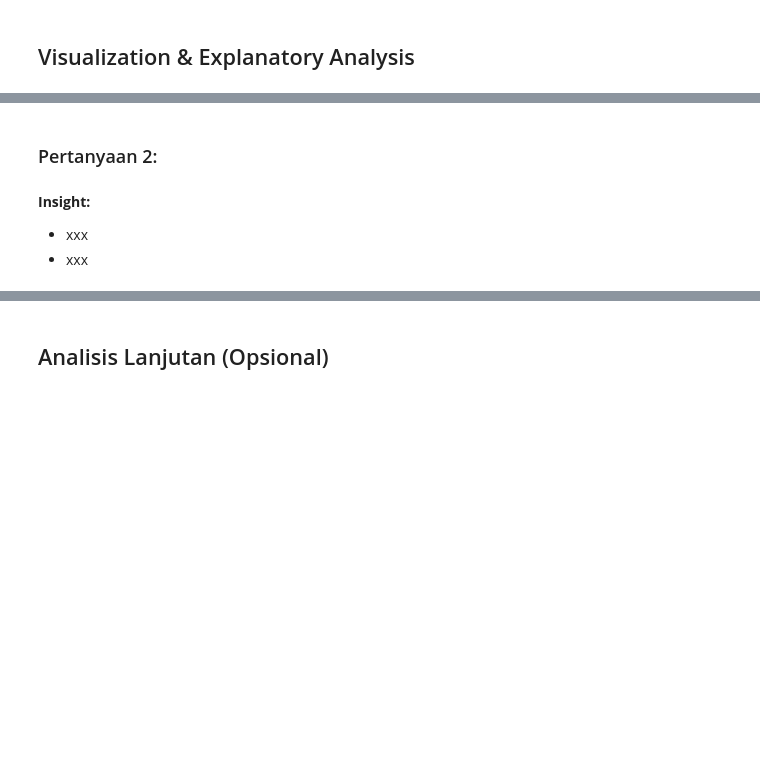
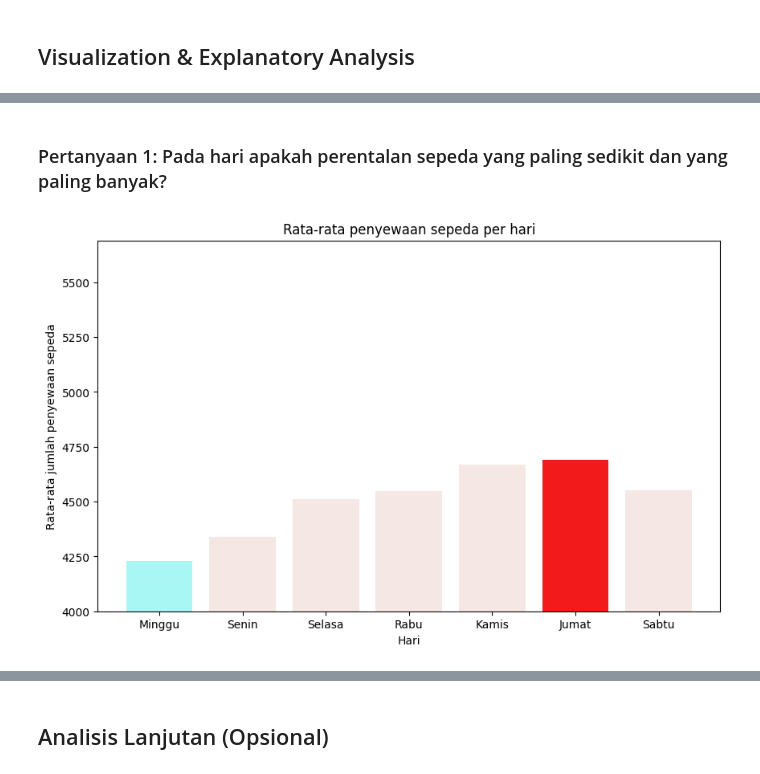
Before and after one commit to ItSam77/DataAnalyze, a Jupyter notebook: Proyek_Analisis_Data.ipynb, the cells around one changed output, grey strips where cells are left out. Drawn from its saved outputs; the diff is of its cells as text; code cells hidden in the pictures; blank space fills up the shorter version.

Commit message:
Membuat pertanyaan 2 + Exploring Analysis kepada 2 pertanyaan

```diff
--- a/Proyek_Analisis_Data.ipynb
+++ b/Proyek_Analisis_Data.ipynb
@@ -387,6 +350,33 @@ The `ci` parameter is deprecated. Use `errorbar=None` for the same effect.
-# %% [markdown]
-### Pertanyaan 2:
-# %% [markdown]
-**Insight:**
-- xxx
-- xxx
+# %% [markdown]
+### Pertanyaan 1: Pada hari apakah perentalan sepeda yang paling sedikit dan yang paling banyak?
+# %%
+rentals_by_weekday = daydf.groupby('weekday')['cnt'].mean() ## Menghitung jumlah rata2 jumlah rental untuk masing-masing hari
+
+# Memberi warna pada plot yang akan digunakan
+colors = ['#f4e7e4'] * len(rentals_by_weekday)
+max_value_idx = rentals_by_weekday.idxmax()
+min_value_idx = rentals_by_weekday.idxmin()
+
+# Memberi warna khusus pada nilai terkecil / terbesar pada plot
+colors[max_value_idx] = '#f21a1a'
+colors[min_value_idx] = '#a8f7f5'
+
+# Membuat barplot untuk rata2 jumlah rental untuk masing masing hari
+plt.figure(figsize=(10, 6))
+plt.bar(rentals_by_weekday.index, rentals_by_weekday.values, color=colors)
+# Membuat y-axis start dari angka 4000
+plt.ylim(4000, rentals_by_weekday.max() + 1000)
+
+# Membuat costum y-axis dengan interval 250
+plt.yticks(ticks=range(4000, int(rentals_by_weekday.max()) + 1000, 250))
+
+# Membuat label plot dan judulnya
+plt.xlabel('Hari')
+plt.ylabel('Rata-rata jumlah penyewaan sepeda')
+plt.title('Rata-rata penyewaan sepeda per hari')
+
+# Menampilkan Plotnya
+plt.xticks(ticks=range(7), labels=['Minggu', 'Senin', 'Selasa', 'Rabu', 'Kamis', 'Jumat', 'Sabtu'])
+plt.show()
+# %% [output]
+[figure, added]
```
Also changed, not shown: parts of 7 cells of this notebook.
